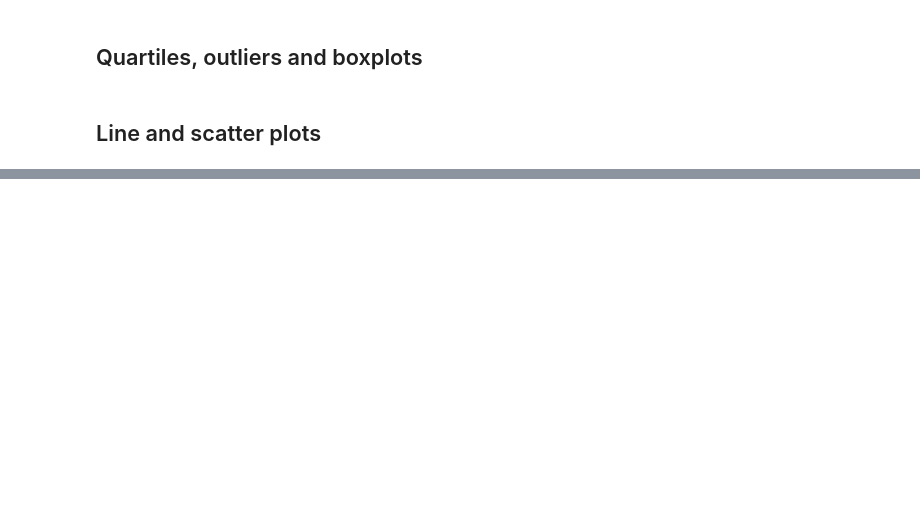
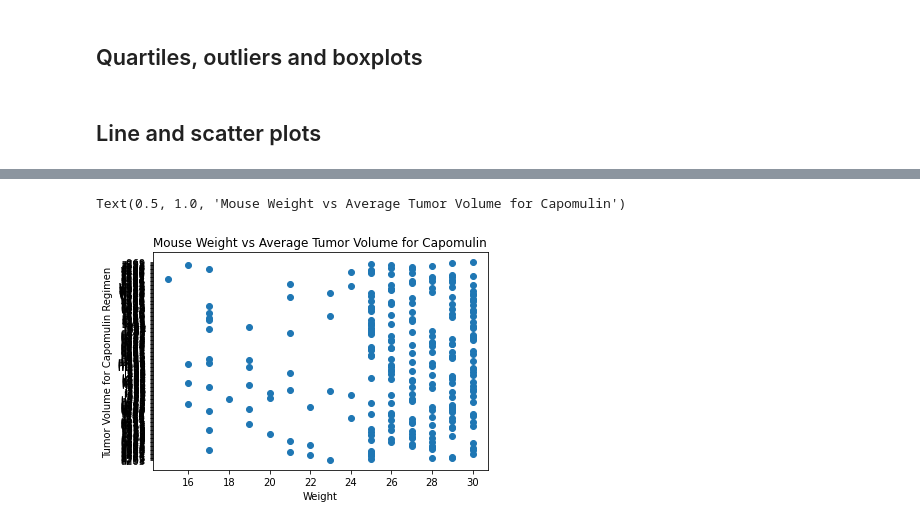
Before and after one commit to oconnormatt781/matplotlibChallenge, a Jupyter notebook: Pymaceuticals/pymaceuticals_starter.ipynb, the cells around one changed output, grey strips where cells are left out. Cells and saved outputs as stored; diff of their text form; code cells hidden in the pictures; blank space fills up the shorter version.

```diff
--- a/Pymaceuticals/pymaceuticals_starter.ipynb
+++ b/Pymaceuticals/pymaceuticals_starter.ipynb
@@ -48,2 +111,13 @@ study_results = pd.read_csv(study_results)
+# %%
+file = "data/Mouse_metadata.csv"
+data = pd.read_csv(file)
+df = pd.DataFrame(data)
+plt.scatter(df["Weight (g)"], df['Mouse ID'])
+plt.xlabel("Weight")
+plt.ylabel("Tumor Volume for Capomulin Regimen")
+plt.title("Mouse Weight vs Average Tumor Volume for Capomulin")
+# %% [output]
+Text(0.5, 1.0, 'Mouse Weight vs Average Tumor Volume for Capomulin')
+[figure, added]
 # %%
 # Calculate the correlation coefficient and linear regression model for mouse weight and average tumor volume for the Capomulin regimen
```
Also changed, not shown: parts of 9 cells of this notebook, 3 other files.
